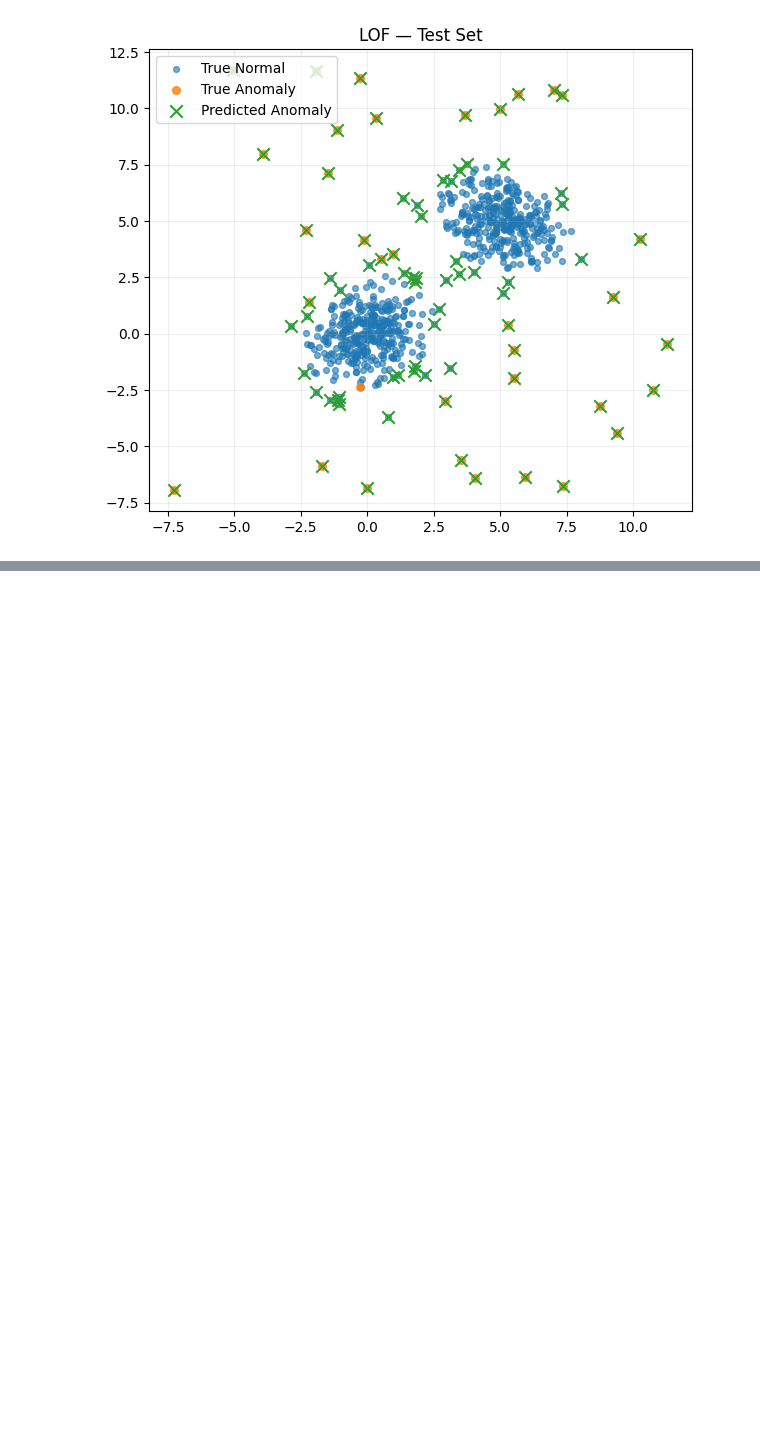
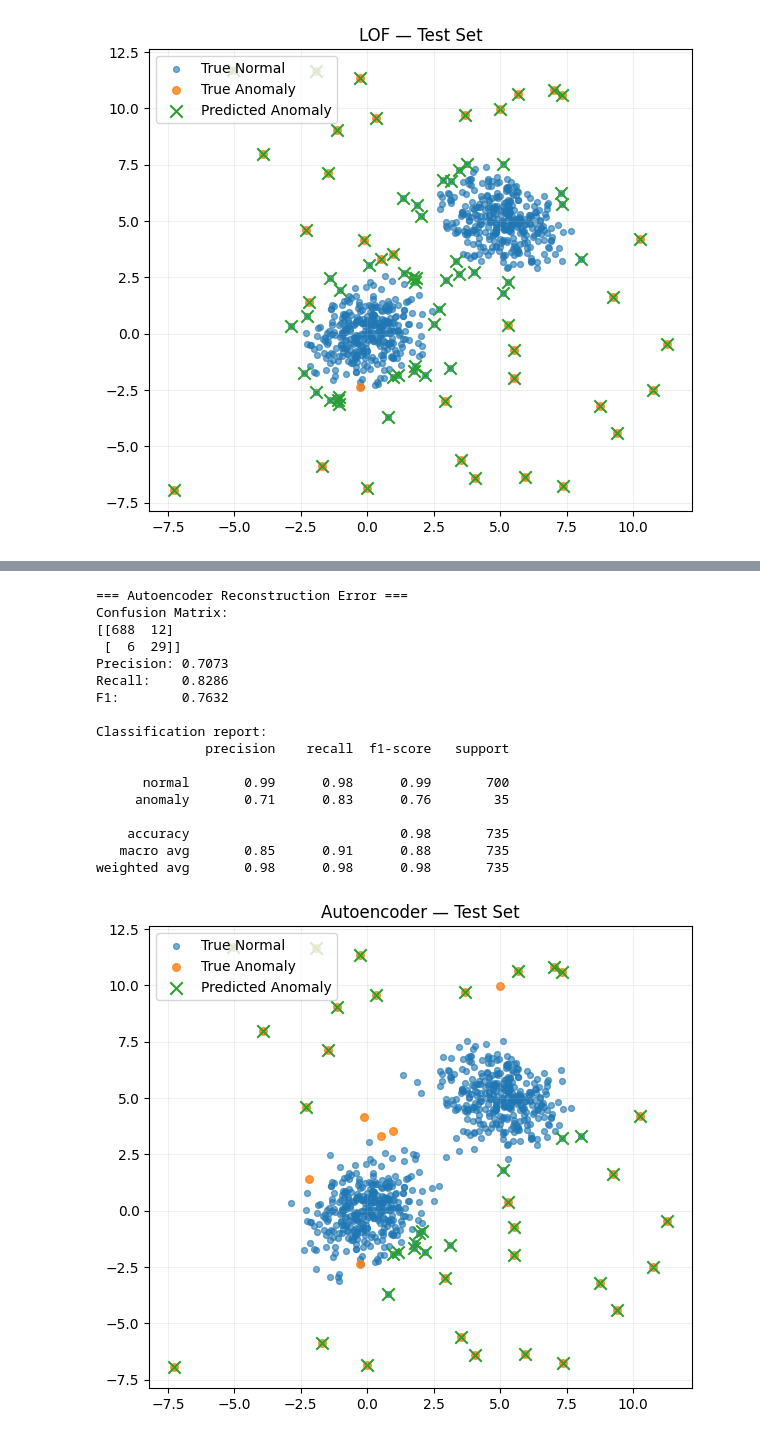
Before and after one commit to baldzhiyski/data-science-machine-learning-training, a Jupyter notebook: scikit-learn-course/unsupervised-learning/anomaly-detection.ipynb, the cells around one changed output, grey strips where cells are left out. Saved outputs shown, nothing was run; the diff lists cells and outputs as text; code cells hidden in the pictures; blank space fills up the shorter version.

Commit message:
Implementation of Autoencoders

```diff
--- a/scikit-learn-course/unsupervised-learning/anomaly-detection.ipynb
+++ b/scikit-learn-course/unsupervised-learning/anomaly-detection.ipynb
@@ -490,0 +616,60 @@ weighted avg       0.97      0.94      0.95       735
+# %%
+import tensorflow as tf
+from tensorflow import keras
+from tensorflow.keras import layers
+
+# Train only on normal data
+X_train_ae = X_train_scaled[y_train == 0]
+
+# Build a small autoencoder
+input_dim = X_train_ae.shape[1]
+
+ae = keras.Sequential([
+    layers.Input(shape=(input_dim,)),
+    layers.Dense(16, activation="relu"),
+    layers.Dense(4,activation="relu"),
+    layers.Dense(16,activation="relu"),
+    layers.Dense(input_dim,activation=None),
+])
+
+ae.compile(
+    optimizer=keras.optimizers.Adam(learning_rate=1e-3),
+    loss="mse"
+)
+
+history = ae.fit(
+    X_train_ae, X_train_ae,
+    epochs=30,
+    batch_size=64,
+    validation_split=0.2,
+    verbose=0
+)
+
+# Reconstruction errors
+train_recon = np.mean((X_train_scaled - ae.predict(X_train_scaled, verbose=0)) ** 2, axis=1)
+test_recon = np.mean((X_test_scaled - ae.predict(X_test_scaled, verbose=0)) ** 2, axis=1)
+
+thresh = pick_threshold_from_scores(train_recon, contamination=y_train.mean())
+y_pred = (test_recon >= thresh).astype(int)
+
+evaluate_binary(y_test, y_pred, title="Autoencoder Reconstruction Error")
+plot_2d_results(X_test, y_test, y_pred, title="Autoencoder — Test Set")
+# %% [output]
+=== Autoencoder Reconstruction Error ===
+Confusion Matrix:
+[[688  12]
+ [  6  29]]
+Precision: 0.7073
+Recall:    0.8286
+F1:        0.7632
+
+Classification report:
+              precision    recall  f1-score   support
+
+      normal       0.99      0.98      0.99       700
+     anomaly       0.71      0.83      0.76        35
+
+    accuracy                           0.98       735
+   macro avg       0.85      0.91      0.88       735
+weighted avg       0.98      0.98      0.98       735
+[figure, added]
```
Also changed, not shown: parts of 3 cells of this notebook.
